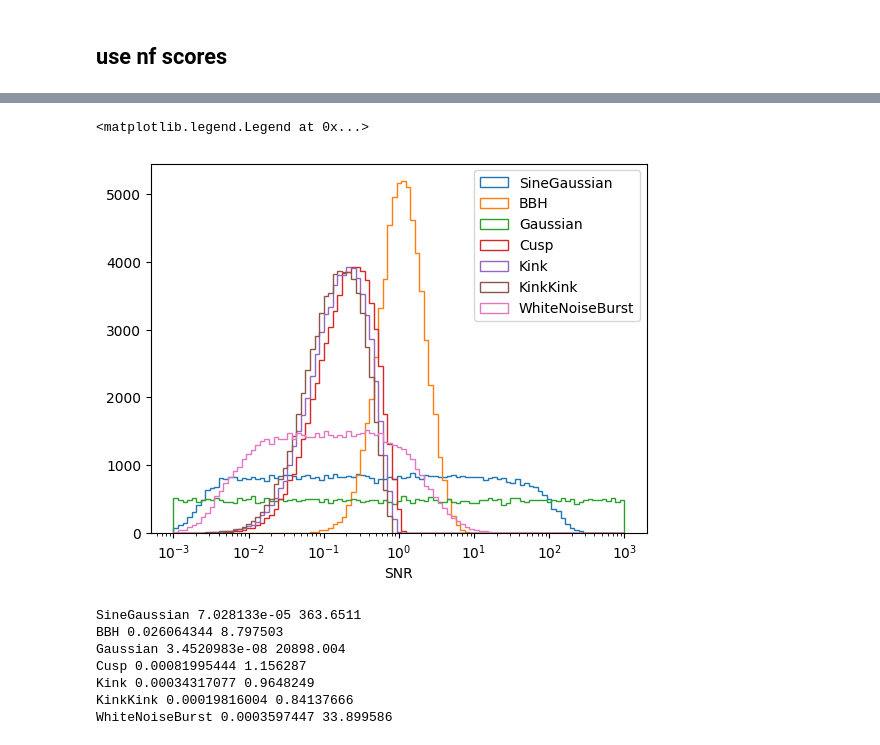
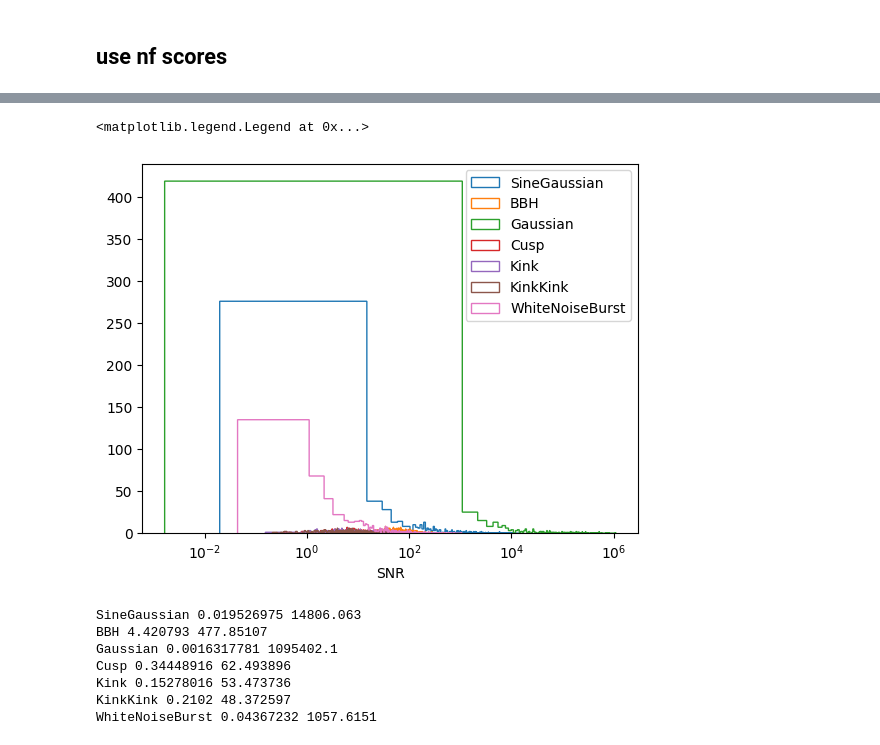
Before and after one commit to ML4GW/gwak, a Jupyter notebook: gwak/deploy/notebooks/roc_curves.ipynb, the cells around one changed output, grey strips where cells are left out. Drawn from its saved outputs; the diff is of its cells as text; code cells hidden in the pictures.

Commit message:
ROC curves notebook

```diff
--- a/gwak/deploy/notebooks/roc_curves.ipynb
+++ b/gwak/deploy/notebooks/roc_curves.ipynb
@@ -42,7 +27,7 @@ psd_length = 64
 fduration = 1
 fftlength = 2
 batch_size = 1024
-batches_per_epoch = 500
+batches_per_epoch = 5
 num_workers = 2
 data_saving_file = None
 duration = fduration + kernel_length
@@ -190,9 +170,9 @@ np.save("roc_data/embeddings.npy",all_embeddings)
 # %%
-all_scores = np.load("roc_data/nf_scores.npy")
-all_labels = np.load("roc_data/labels.npy")
-all_snrs = np.load("roc_data/snrs.npy")
-all_embeddings = np.load("roc_data/embeddings.npy")
-all_binary_labels = (all_labels!=8).astype(np.float32)
+# all_scores = np.load("roc_data/nf_scores.npy")
+# all_labels = np.load("roc_data/labels.npy")
+# all_snrs = np.load("roc_data/snrs.npy")
+# all_embeddings = np.load("roc_data/embeddings.npy")
+# all_binary_labels = (all_labels!=8).astype(np.float32)
 # %% [markdown]
 ## use nf scores
 # %%
@@ -341,14 +331,14 @@ WhiteNoiseBurst [-11.351506 -17.119705 -15.224197 ... -16.78413  -17.558979 -16.
 # %%
 bins = np.logspace(1,7,100)
 for i,sig in enumerate(signal_classes[:-1]):
-    h=plt.hist(all_snrs[all_labels==i+1],bins=np.logspace(-3,3,100),label=sig,histtype='step')
+    h=plt.hist(all_snrs[all_labels==i+1],bins=1000,label=sig,histtype='step')
 #plt.yscale('log')
 plt.xscale('log')
 plt.xlabel("SNR")
 plt.legend()
 # %% [output]
 <matplotlib.legend.Legend at 0x...>
-[figure, old version]
+[figure, new version]
 # %%
 for i, sig in enumerate(signal_classes[:-1]):
     snr_min, snr_max = 0, 0
@@ -356,10 +346,10 @@ for i, sig in enumerate(signal_classes[:-1]):
     snr_min, snr_max = all_snrs[anom_mask].min(), all_snrs[anom_mask].max()
     print(sig, snr_min, snr_max)
 # %% [output]
-SineGaussian 7.028133e-05 363.6511
-BBH 0.026064344 8.797503
-Gaussian 3.4520983e-08 20898.004
-Cusp 0.00081995444 1.156287
-Kink 0.00034317077 0.9648249
-KinkKink 0.00019816004 0.84137666
-WhiteNoiseBurst 0.0003597447 33.899586
+SineGaussian 0.019526975 14806.063
+BBH 4.420793 477.85107
+Gaussian 0.0016317781 1095402.1
+Cusp 0.34448916 62.493896
+Kink 0.15278016 53.473736
+KinkKink 0.2102 48.372597
+WhiteNoiseBurst 0.04367232 1057.6151
```
Also changed, not shown: parts of 7 cells of this notebook.
